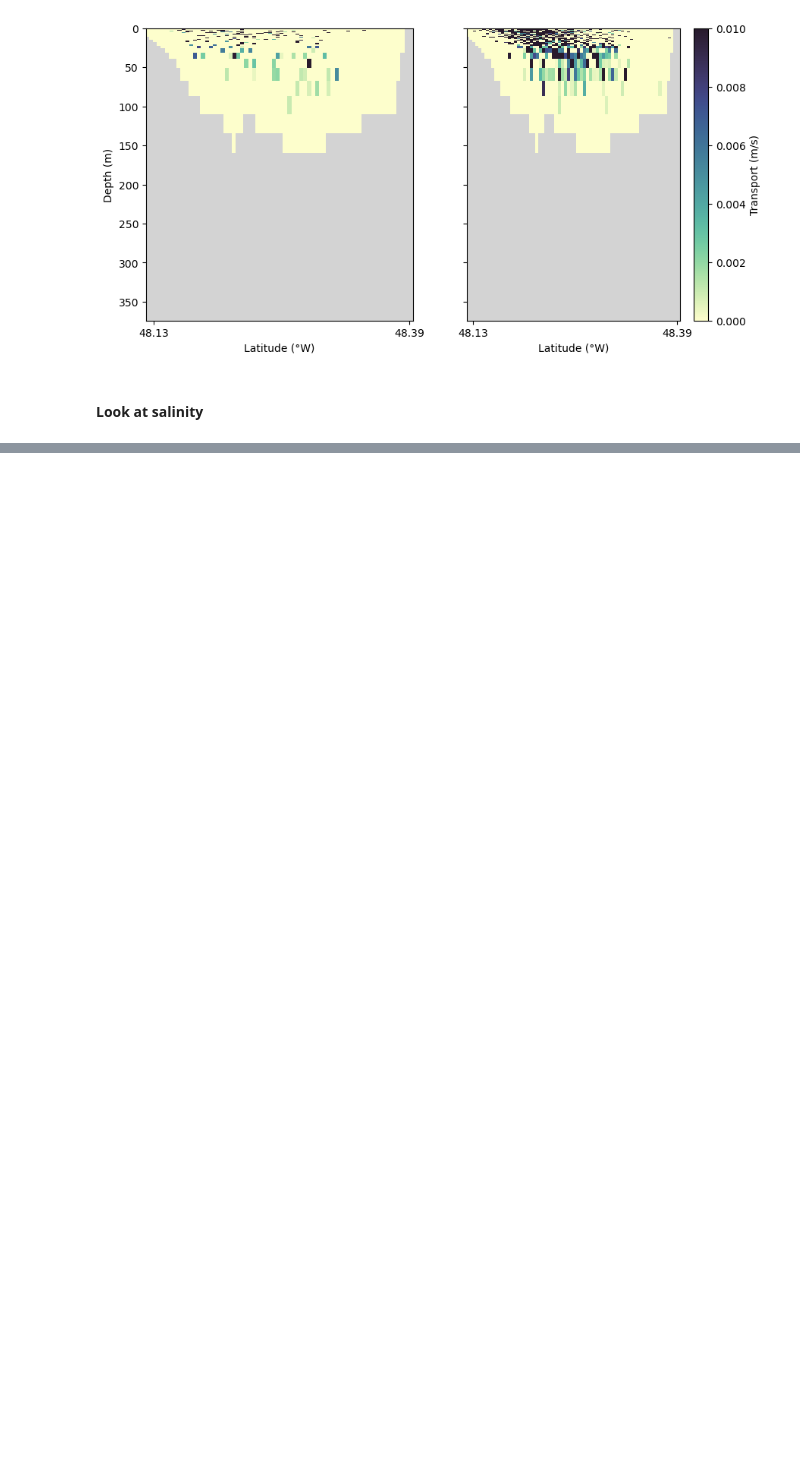
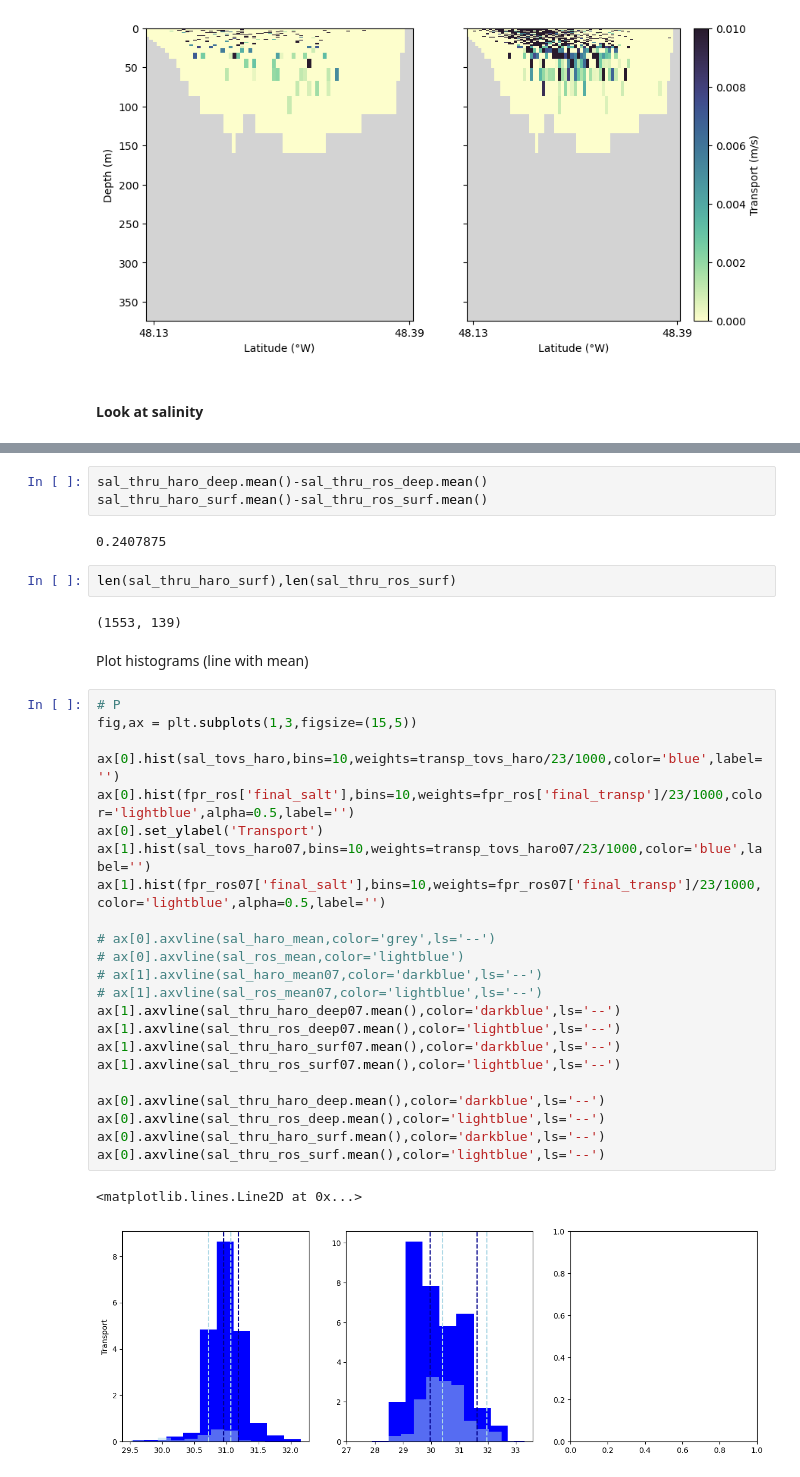
Before and after one commit to SalishSeaCast/analysis-camryn, a Jupyter notebook: Ariane/sum_wint_sectionplots.ipynb, the cells around one changed output, grey strips where cells are left out. Drawn from its saved outputs; the diff is of its cells as text; blank space fills up the shorter version.

```diff
--- a/Ariane/sum_wint_sectionplots.ipynb
+++ b/Ariane/sum_wint_sectionplots.ipynb
@@ -956,0 +1032,37 @@ plotTS(ax2,'sal',lat_tovs_haro07,z_tovs_haro07,sal_tovs_haro07,lonWvs,lonEvs,lat
+# %%
+sal_thru_haro_deep.mean()-sal_thru_ros_deep.mean()
+sal_thru_haro_surf.mean()-sal_thru_ros_surf.mean()
+# %% [output]
+0.2407875
+# %%
+len(sal_thru_haro_surf),len(sal_thru_ros_surf)
+# %% [output]
+(1553, 139)
+# %% [markdown]
+Plot histograms (line with mean)
+# %%
+# P
+fig,ax = plt.subplots(1,3,figsize=(15,5))
+
+ax[0].hist(sal_tovs_haro,bins=10,weights=transp_tovs_haro/23/1000,color='blue',label='')
+ax[0].hist(fpr_ros['final_salt'],bins=10,weights=fpr_ros['final_transp']/23/1000,color='lightblue',alpha=0.5,label='')
+ax[0].set_ylabel('Transport')
+ax[1].hist(sal_tovs_haro07,bins=10,weights=transp_tovs_haro07/23/1000,color='blue',label='')
+ax[1].hist(fpr_ros07['final_salt'],bins=10,weights=fpr_ros07['final_transp']/23/1000,color='lightblue',alpha=0.5,label='')
+
+# ax[0].axvline(sal_haro_mean,color='grey',ls='--')
+# ax[0].axvline(sal_ros_mean,color='lightblue')
+# ax[1].axvline(sal_haro_mean07,color='darkblue',ls='--')
+# ax[1].axvline(sal_ros_mean07,color='lightblue',ls='--')
+ax[1].axvline(sal_thru_haro_deep07.mean(),color='darkblue',ls='--')
+ax[1].axvline(sal_thru_ros_deep07.mean(),color='lightblue',ls='--')
+ax[1].axvline(sal_thru_haro_surf07.mean(),color='darkblue',ls='--')
+ax[1].axvline(sal_thru_ros_surf07.mean(),color='lightblue',ls='--')
+
+ax[0].axvline(sal_thru_haro_deep.mean(),color='darkblue',ls='--')
+ax[0].axvline(sal_thru_ros_deep.mean(),color='lightblue',ls='--')
+ax[0].axvline(sal_thru_haro_surf.mean(),color='darkblue',ls='--')
+ax[0].axvline(sal_thru_ros_surf.mean(),color='lightblue',ls='--')
+# %% [output]
+<matplotlib.lines.Line2D at 0x...>
+[figure, added]
```
Also changed, not shown: parts of 48 cells of this notebook.
